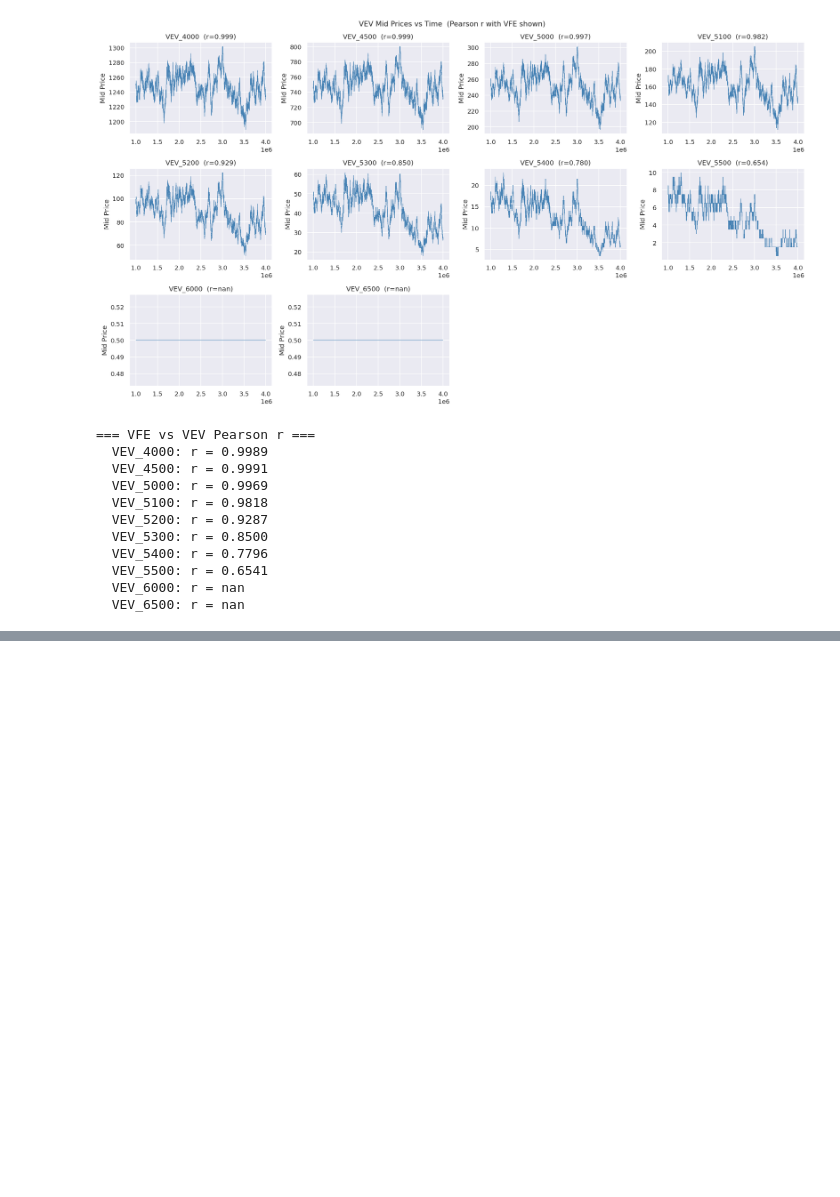
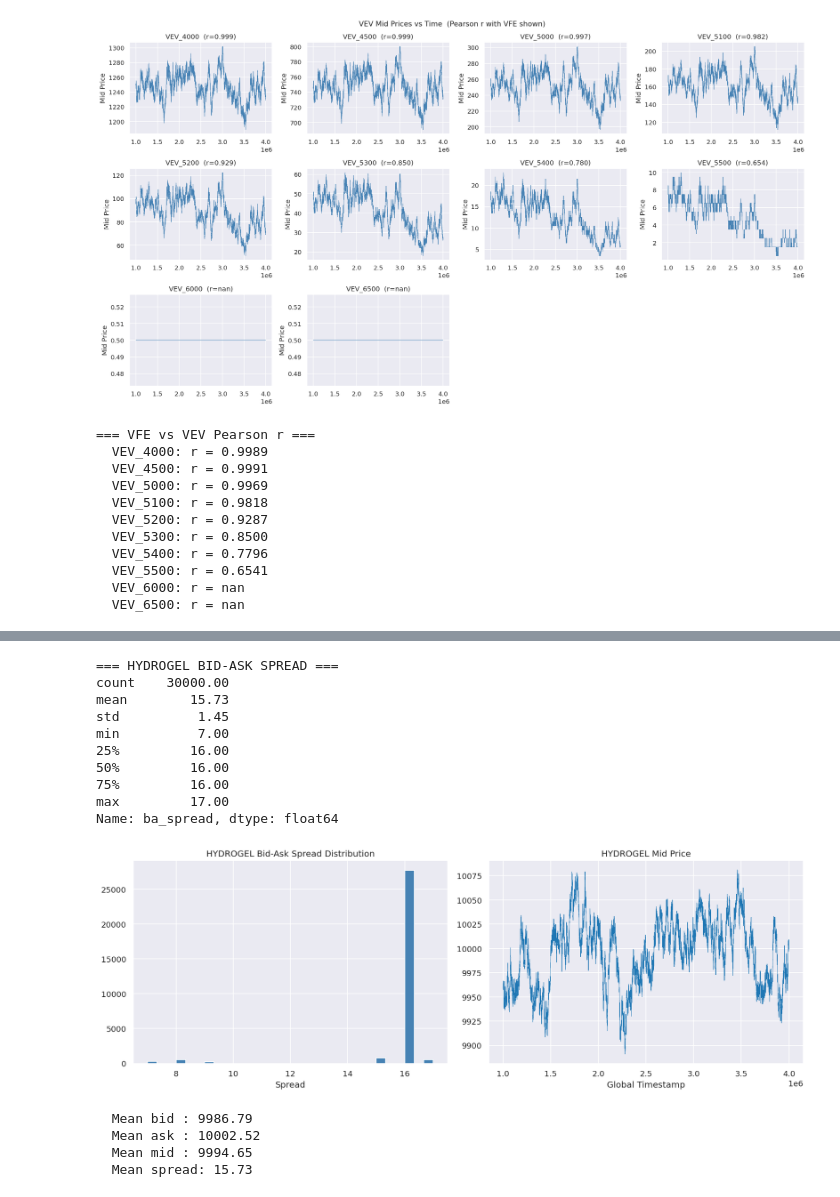
Before and after one commit to Prathama-1/Prosperity-4---Solo42, a Jupyter notebook: Round4_dataset_analysis.ipynb, the cells around one changed output, grey strips where cells are left out. Saved outputs shown, nothing was run; the diff lists cells and outputs as text; code cells hidden in the pictures; blank space fills up the shorter version.

Commit message:
Round 4

```diff
--- a/Round4_dataset_analysis.ipynb
+++ b/Round4_dataset_analysis.ipynb
@@ -119,0 +239,36 @@ for K in VEV_STRIKES:
+# %%
+# ─── CELL 8: HYDROGEL Bid-Ask & Market Making ─────────────────────────────
+hgel_p = prices[prices["product"] == "HYDROGEL_PACK"].copy()
+hgel_p["ba_spread"] = hgel_p["ask_price_1"] - hgel_p["bid_price_1"]
+
+print("\n=== HYDROGEL BID-ASK SPREAD ===")
+print(hgel_p["ba_spread"].describe().round(2))
+
+fig, axes = plt.subplots(1, 2, figsize=(14, 5))
+hgel_p["ba_spread"].hist(bins=30, ax=axes[0], color="steelblue", edgecolor="white")
+axes[0].set_title("HYDROGEL Bid-Ask Spread Distribution"); axes[0].set_xlabel("Spread")
+hgel_p.sort_values("global_ts").plot(x="global_ts", y="mid_price", ax=axes[1],
+                                      linewidth=0.5, title="HYDROGEL Mid Price", legend=False)
+axes[1].set_xlabel("Global Timestamp")
+plt.tight_layout(); plt.show()
+
+print(f"\n  Mean bid : {hgel_p['bid_price_1'].mean():.2f}")
+print(f"  Mean ask : {hgel_p['ask_price_1'].mean():.2f}")
+print(f"  Mean mid : {hgel_p['mid_price'].mean():.2f}")
+print(f"  Mean spread: {hgel_p['ba_spread'].mean():.2f}")
+# %% [output]
+=== HYDROGEL BID-ASK SPREAD ===
+count    30000.00
+mean        15.73
+std          1.45
+min          7.00
+25%         16.00
+50%         16.00
+75%         16.00
+max         17.00
+Name: ba_spread, dtype: float64
+[figure, added]
+  Mean bid : 9986.79
+  Mean ask : 10002.52
+  Mean mid : 9994.65
+  Mean spread: 15.73
```
Also changed, not shown: parts of 5 cells of this notebook.
